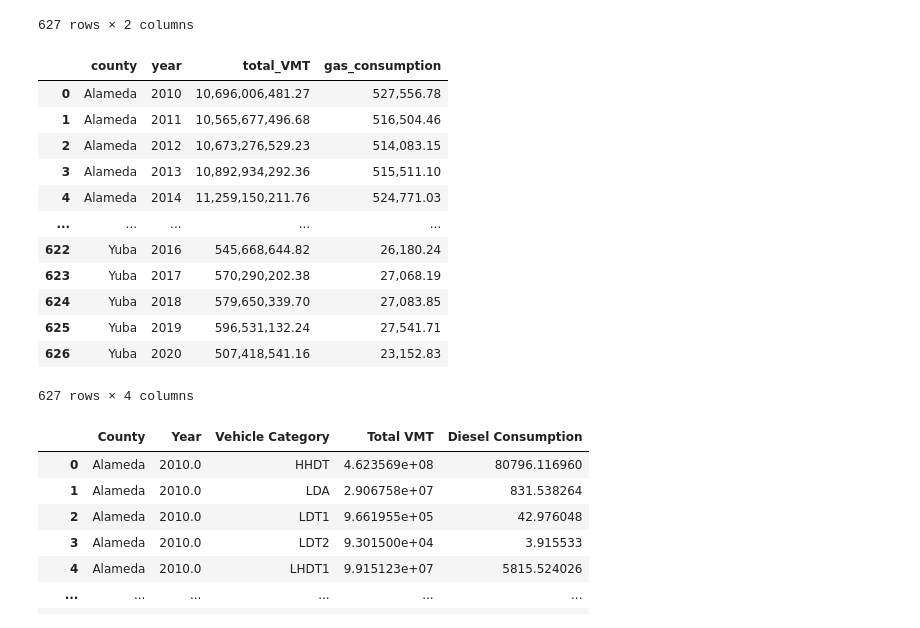
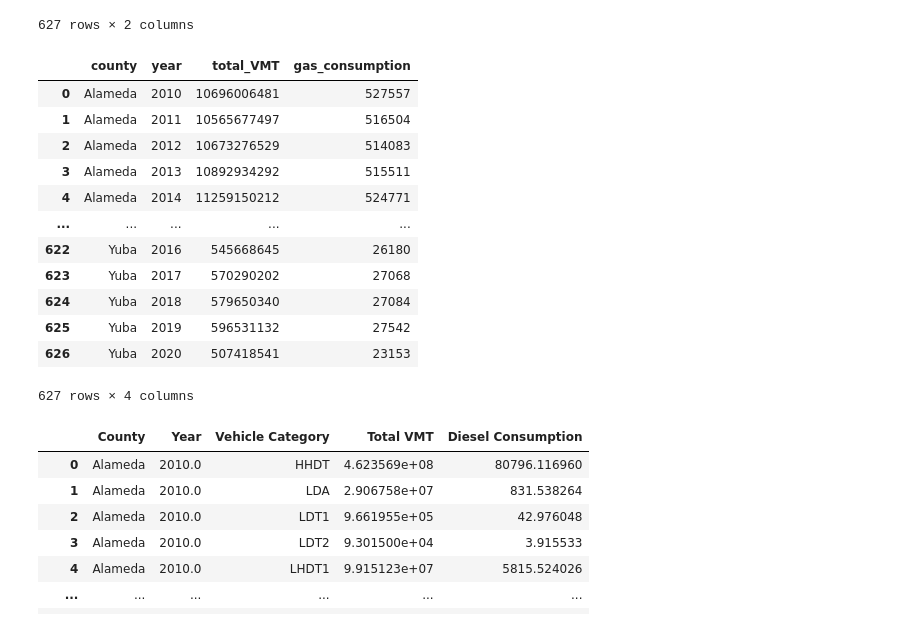
Before and after one commit to bre-sew/Fuel-AQ-Project, a Jupyter notebook: Fuel-Consumption-Data.ipynb, the cells around one changed output. Saved outputs shown, nothing was run; the diff lists cells and outputs as text; code cells hidden in the pictures.

```diff
--- a/Fuel-Consumption-Data.ipynb
+++ b/Fuel-Consumption-Data.ipynb
@@ -84,24 +84,24 @@ gasSum.reset_index(inplace=True)
 # %%
 gasData = gasSum[["County","Year","Total VMT","Gas Consumption"]]
 gasData["Year"] = gasData["Year"].map("{:.0f}".format)
-gasData["Total VMT"] = gasData["Total VMT"].map("{:,.2f}".format)
-gasData["Gas Consumption"] = gasData["Gas Consumption"].map("{:,.2f}".format)
+gasData["Total VMT"] = gasData["Total VMT"].map("{:.0f}".format)
+gasData["Gas Consumption"] = gasData["Gas Consumption"].map("{:.0f}".format)
 gasData = gasData.rename(columns={"County":"county","Year":"year","Total VMT":"total_VMT",
                                         "Gas Consumption":"gas_consumption"})
 gasData
 # %% [output]
 |  | county | year | total_VMT | gas_consumption |
-| 0 | Alameda | 2010 | 10,696,006,481.27 | 527,556.78 |
-| 1 | Alameda | 2011 | 10,565,677,496.68 | 516,504.46 |
-| 2 | Alameda | 2012 | 10,673,276,529.23 | 514,083.15 |
-| 3 | Alameda | 2013 | 10,892,934,292.36 | 515,511.10 |
-| 4 | Alameda | 2014 | 11,259,150,211.76 | 524,771.03 |
+| 0 | Alameda | 2010 | 10696006481 | 527557 |
+| 1 | Alameda | 2011 | 10565677497 | 516504 |
+| 2 | Alameda | 2012 | 10673276529 | 514083 |
+| 3 | Alameda | 2013 | 10892934292 | 515511 |
+| 4 | Alameda | 2014 | 11259150212 | 524771 |
 | ... | ... | ... | ... | ... |
-| 622 | Yuba | 2016 | 545,668,644.82 | 26,180.24 |
-| 623 | Yuba | 2017 | 570,290,202.38 | 27,068.19 |
-| 624 | Yuba | 2018 | 579,650,339.70 | 27,083.85 |
-| 625 | Yuba | 2019 | 596,531,132.24 | 27,541.71 |
-| 626 | Yuba | 2020 | 507,418,541.16 | 23,152.83 |
+| 622 | Yuba | 2016 | 545668645 | 26180 |
+| 623 | Yuba | 2017 | 570290202 | 27068 |
+| 624 | Yuba | 2018 | 579650340 | 27084 |
+| 625 | Yuba | 2019 | 596531132 | 27542 |
+| 626 | Yuba | 2020 | 507418541 | 23153 |
 627 rows × 4 columns
 # %%
 # create dataframes for each fuel type
```
Also changed, not shown: parts of 2 cells of this notebook, 4 other files.
